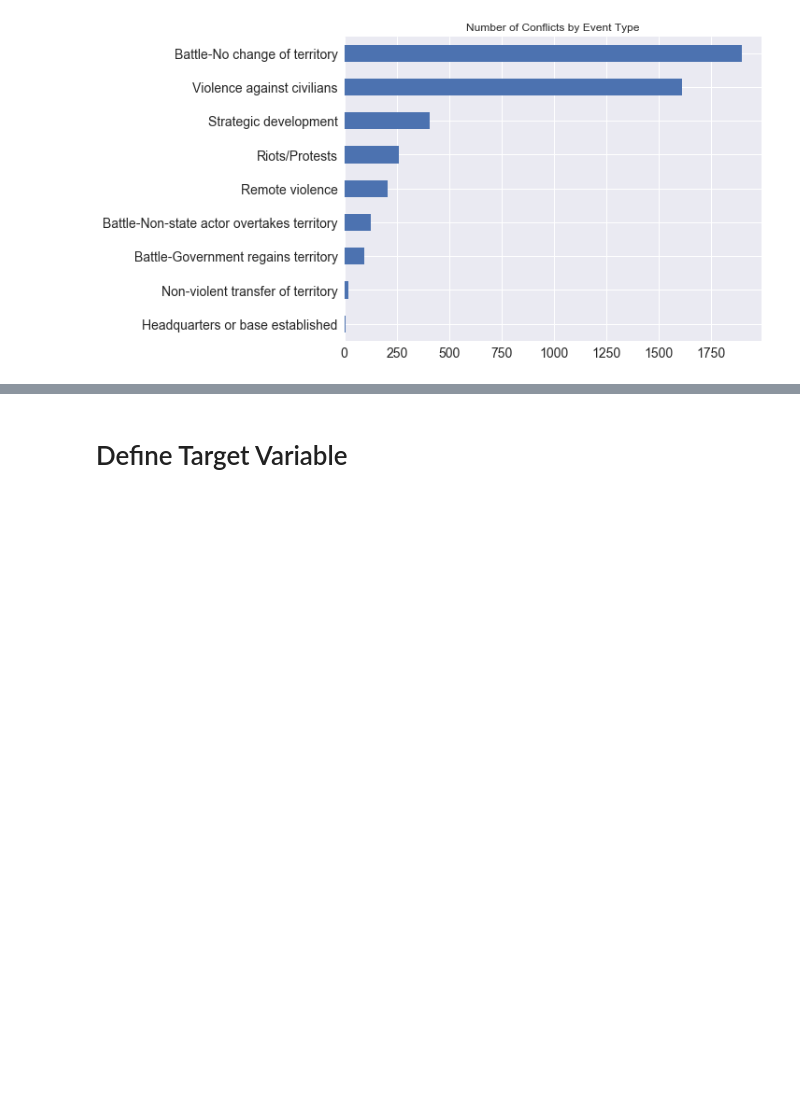
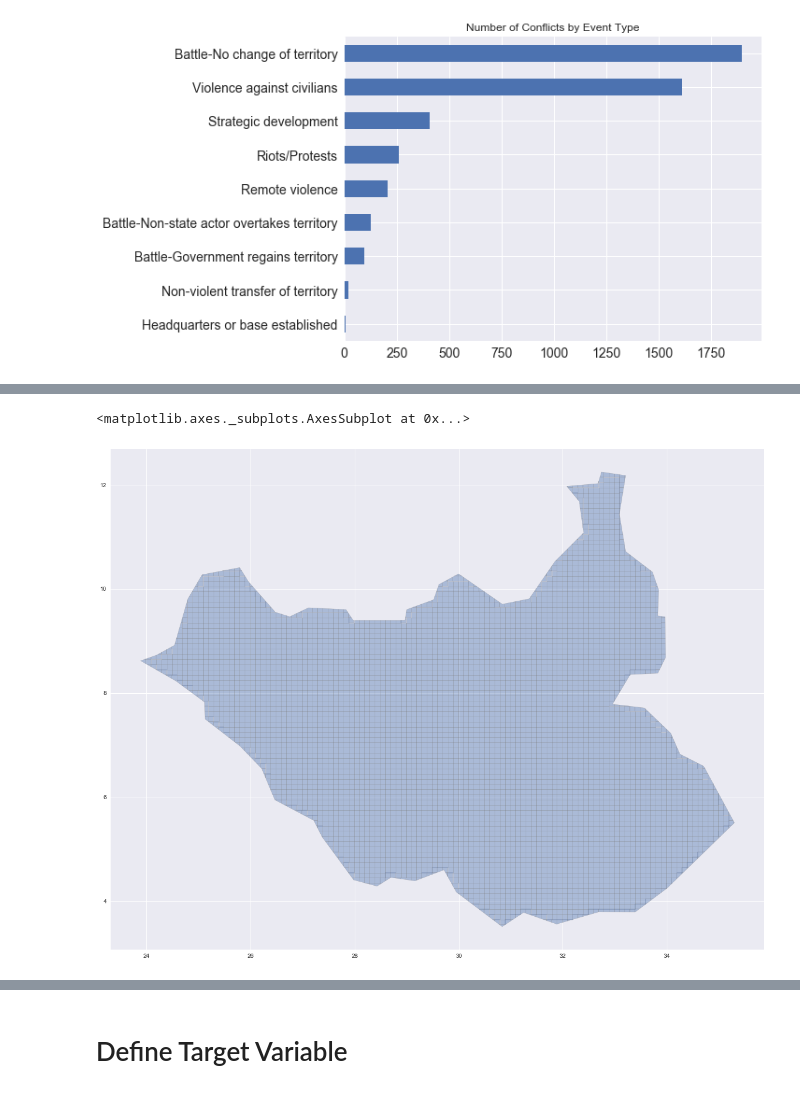
Before and after one commit to willgeary/SouthSudanConflict, a Jupyter notebook: notebooks/Get Conflict Data From ACLED.ipynb, the cells around one changed output, grey strips where cells are left out. Cells and saved outputs as stored; diff of their text form; code cells hidden in the pictures; blank space fills up the shorter version.

```diff
--- a/notebooks/Get Conflict Data From ACLED.ipynb
+++ b/notebooks/Get Conflict Data From ACLED.ipynb
@@ -228,0 +286,7 @@ plt.gca().invert_yaxis()
+# %%
+grid_intersection = gpd.overlay(country_polygon, grid, how='intersection')
+# %%
+grid_intersection.plot(figsize=(20,20), alpha=0.4, linewidth=0.5, edgecolor='grey')
+# %% [output]
+<matplotlib.axes._subplots.AxesSubplot at 0x...>
+[figure, added]
```
Also changed, not shown: parts of 31 cells of this notebook, 5 other files.
